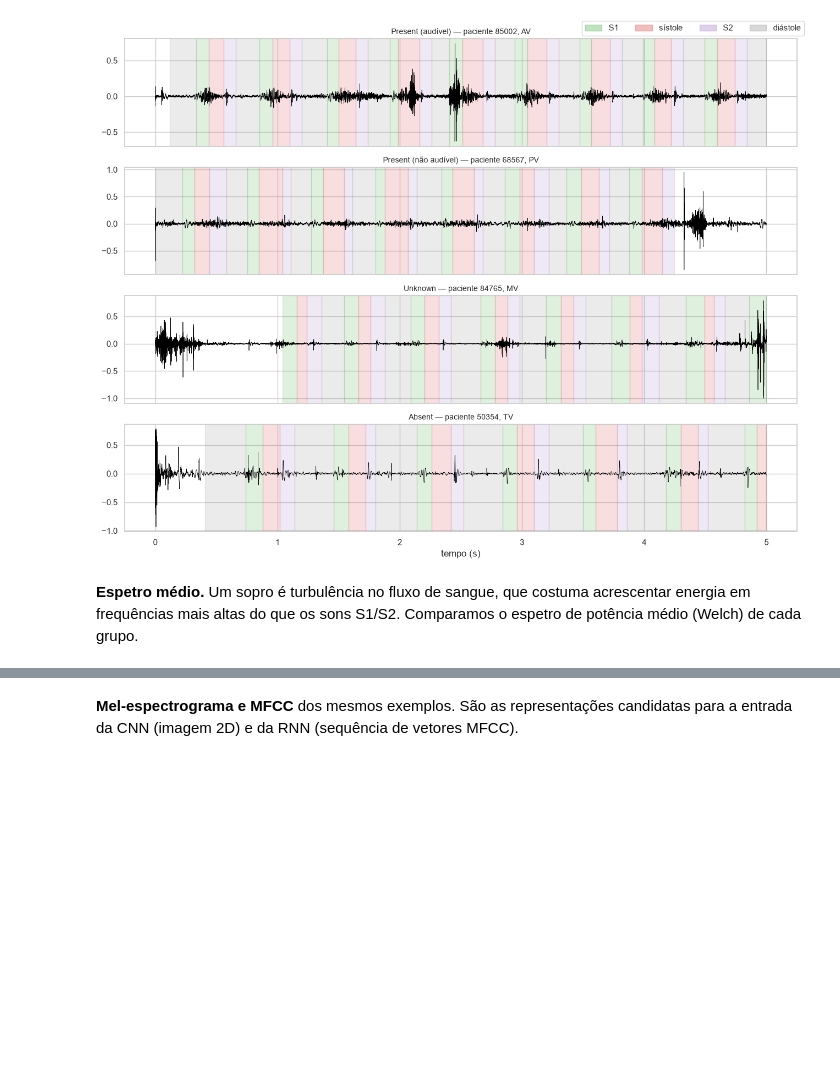
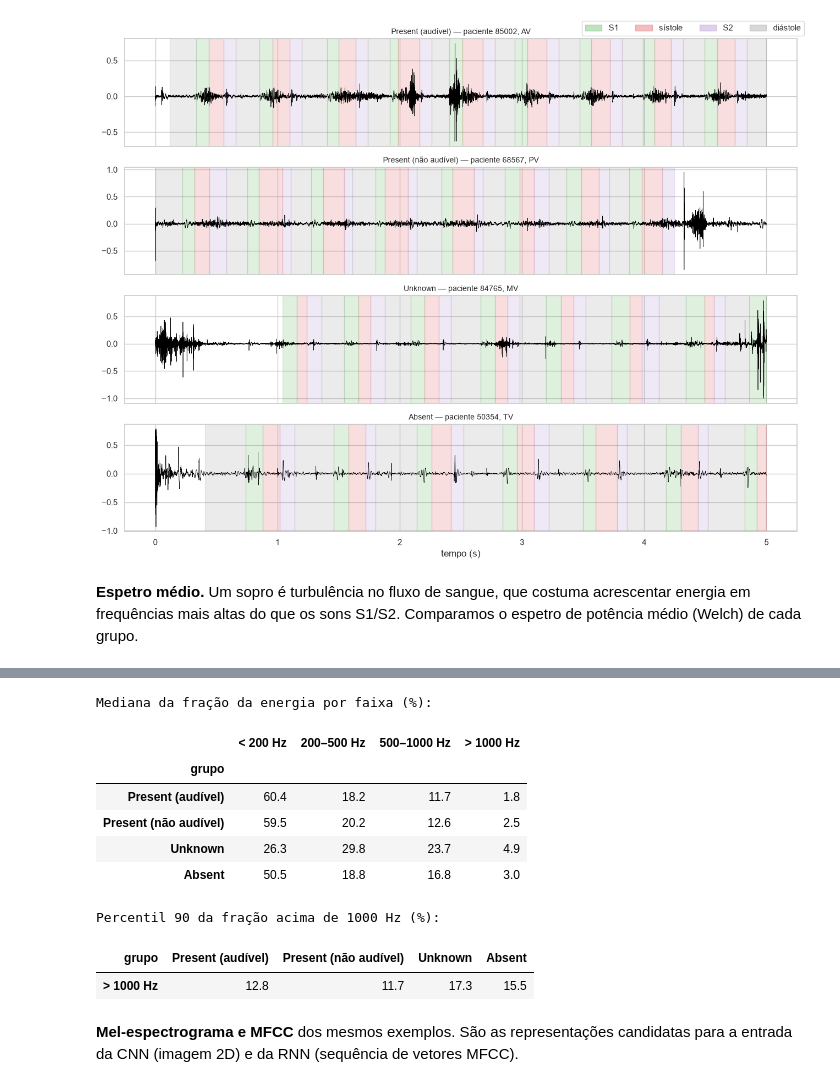
Before and after one commit to VituVVL/Murmurs-Detection, a Jupyter notebook: notebooks/01_exploracao_dados.ipynb, the cells around one changed output, grey strips where cells are left out. Saved outputs shown, nothing was run; the diff lists cells and outputs as text; code cells hidden in the pictures; blank space fills up the shorter version.

```diff
--- a/notebooks/01_exploracao_dados.ipynb
+++ b/notebooks/01_exploracao_dados.ipynb
@@ -271,3 +319,28 @@ plt.show()
+# %%
+# Fração da energia de cada gravação por faixa de frequência: quanto se perde ao cortar os espectrogramas em 1000 Hz?
+BANDS = {"< 200 Hz": (0, 200), "200–500 Hz": (200, 500), "500–1000 Hz": (500, 1000), "> 1000 Hz": (1000, SAMPLE_RATE / 2 + 1)}
+
+def band_fractions(path):
+    f, pxx = welch(load_audio(path), fs=SAMPLE_RATE, nperseg=1024)
+    return pd.Series({name: float(pxx[(f >= lo) & (f < hi)].sum() / pxx.sum()) for name, (lo, hi) in BANDS.items()})
+
+energy = recordings["wav"].apply(band_fractions)
+energy["grupo"] = pd.concat([pd.Series(name, index=df.index) for name, df in groups.items()])
+print("Mediana da fração da energia por faixa (%):")
+display((100 * energy.groupby("grupo")[list(BANDS)].median()).reindex(list(groups)).round(1))
+print("Percentil 90 da fração acima de 1000 Hz (%):")
+display((100 * energy.groupby("grupo")["> 1000 Hz"].quantile(0.9)).reindex(list(groups)).round(1).to_frame().T)
+# %% [output]
+Mediana da fração da energia por faixa (%):
+|  | < 200 Hz | 200–500 Hz | 500–1000 Hz | > 1000 Hz |
+| grupo |  |  |  |  |
+| Present (audível) | 60.4 | 18.2 | 11.7 | 1.8 |
+| Present (não audível) | 59.5 | 20.2 | 12.6 | 2.5 |
+| Unknown | 26.3 | 29.8 | 23.7 | 4.9 |
+| Absent | 50.5 | 18.8 | 16.8 | 3.0 |
+Percentil 90 da fração acima de 1000 Hz (%):
+| grupo | Present (audível) | Present (não audível) | Unknown | Absent |
+| > 1000 Hz | 12.8 | 11.7 | 17.3 | 15.5 |
 # %% [markdown]
 **Mel-espectrograma e MFCC** dos mesmos exemplos. São as representações candidatas para a entrada da CNN (imagem 2D)
 e da RNN (sequência de vetores MFCC).
```
Also changed, not shown: parts of 8 cells of this notebook, 7 other files.
